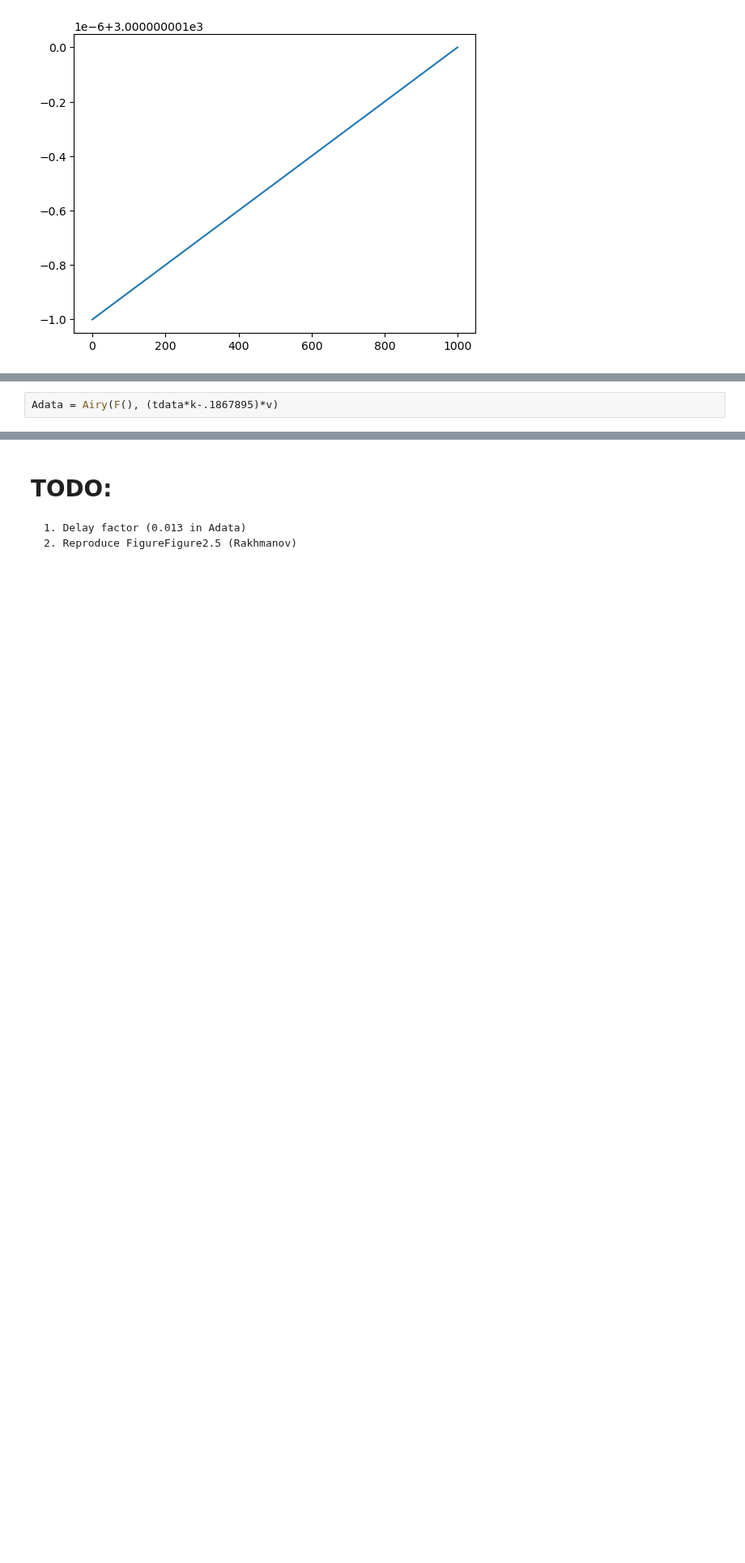
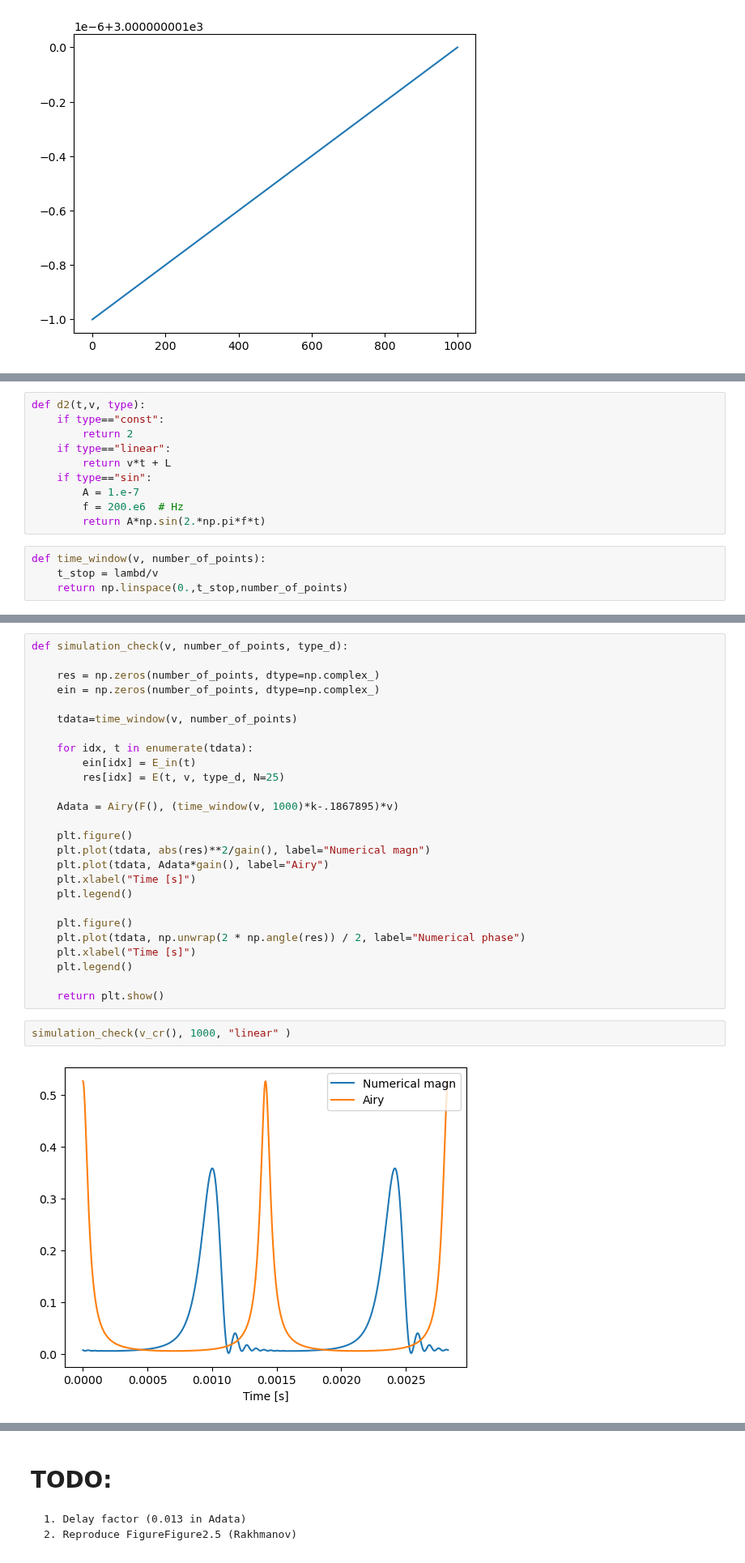
Before and after one commit to matib12/oreonspy, a Jupyter notebook: nb/FP cavity dynamics.ipynb, the cells around one changed output, grey strips where cells are left out. Shown at 81% size. Drawn from its saved outputs; the diff is of its cells as text; blank space fills up the shorter version.

Commit message:
Automation of the comparison between numerical solution and Airy function with selectable velocity.

```diff
--- a/nb/FP cavity dynamics.ipynb
+++ b/nb/FP cavity dynamics.ipynb
@@ -261,2 +256,0 @@ for idx, t in enumerate(tdata):
-# %%
-Adata = Airy(F(), (tdata*k-.1867895)*v)
@@ -272,0 +261,14 @@ plt.legend()
+# %%
+def d2(t,v, type):
+    if type=="const":
+        return 2
+    if type=="linear":
+        return v*t + L
+    if type=="sin":
+        A = 1.e-7
+        f = 200.e6  # Hz
+        return A*np.sin(2.*np.pi*f*t)
+# %%
+def time_window(v, number_of_points):
+    t_stop = lambd/v
+    return np.linspace(0.,t_stop,number_of_points)
@@ -272,0 +317,30 @@ plt.legend()
+# %%
+def simulation_check(v, number_of_points, type_d):
+
+    res = np.zeros(number_of_points, dtype=np.complex_)
+    ein = np.zeros(number_of_points, dtype=np.complex_)
+
+    tdata=time_window(v, number_of_points)
+
+    for idx, t in enumerate(tdata):
+        ein[idx] = E_in(t)
+        res[idx] = E(t, v, type_d, N=25)
+
+    Adata = Airy(F(), (time_window(v, 1000)*k-.1867895)*v)
+
+    plt.figure()
+    plt.plot(tdata, abs(res)**2/gain(), label="Numerical magn")
+    plt.plot(tdata, Adata*gain(), label="Airy")
+    plt.xlabel("Time [s]")
+    plt.legend()
+
+    plt.figure()
+    plt.plot(tdata, np.unwrap(2 * np.angle(res)) / 2, label="Numerical phase")
+    plt.xlabel("Time [s]")
+    plt.legend()
+
+    return plt.show()
+# %%
+simulation_check(v_cr(), 1000, "linear" )
+# %% [output]
+[figure, added]
```
Also changed, not shown: parts of 24 cells of this notebook.
